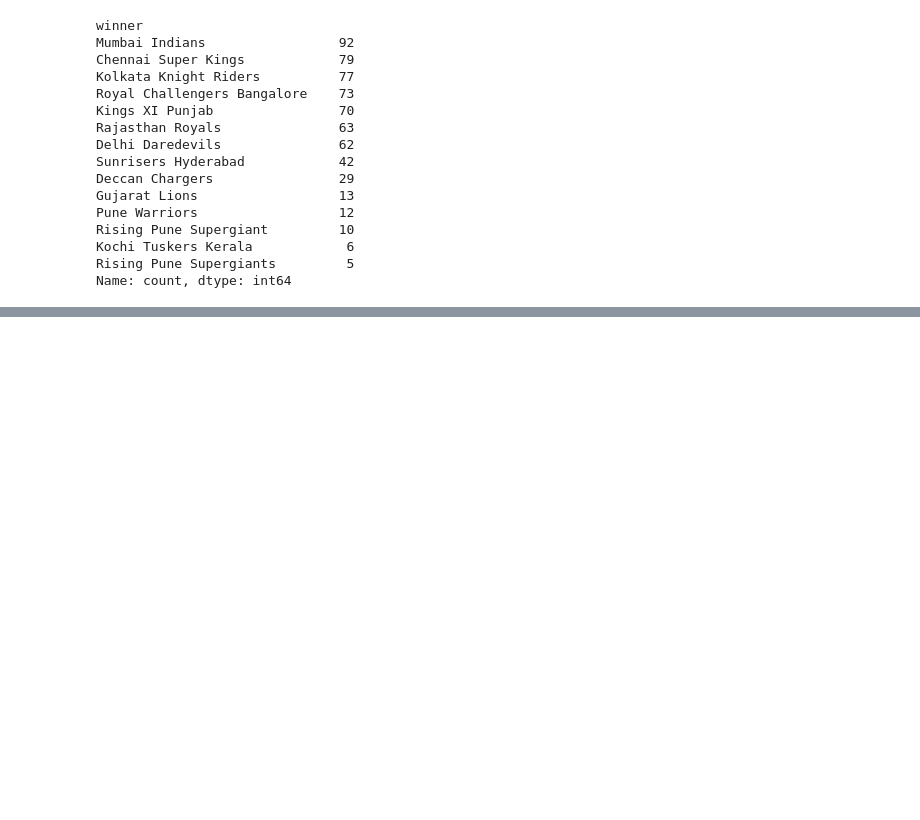
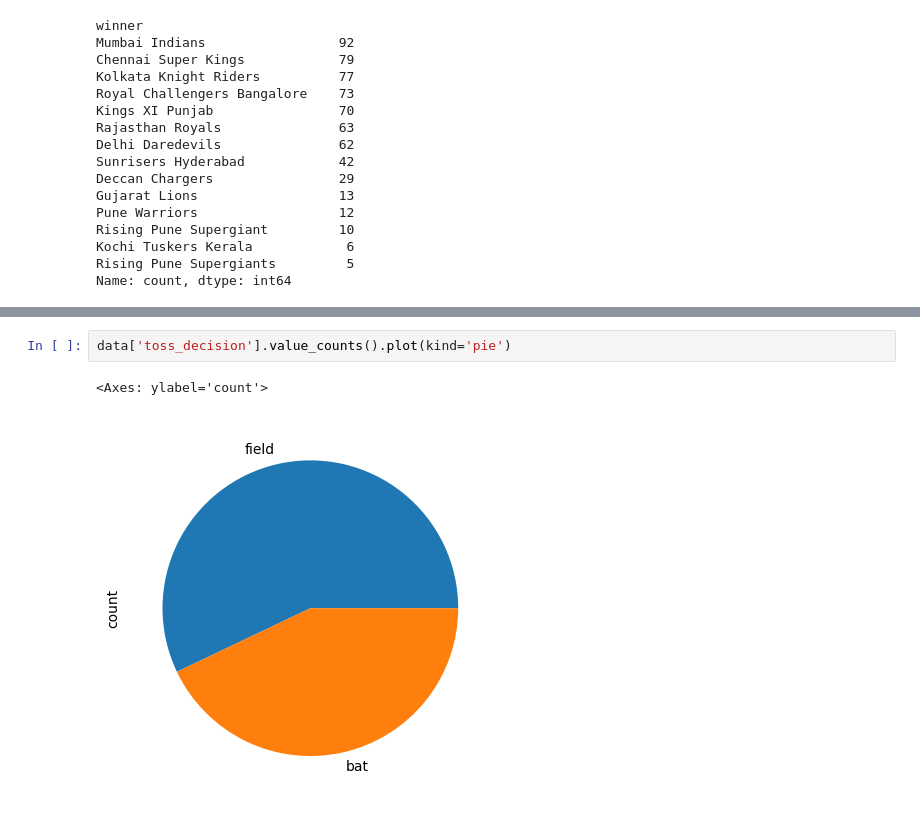
Before and after one commit to hrishavraj89/pandas, a Jupyter notebook: IPL_Analysis.ipynb, the cells around one changed output, grey strips where cells are left out. Drawn from its saved outputs; the diff is of its cells as text; blank space fills up the shorter version.

```diff
--- a/IPL_Analysis.ipynb
+++ b/IPL_Analysis.ipynb
@@ -302,0 +317,5 @@ Name: count, dtype: int64
+# %%
+data['toss_decision'].value_counts().plot(kind='pie')
+# %% [output]
+<Axes: ylabel='count'>
+[figure, added]
```
Also changed, not shown: parts of 5 cells of this notebook.
